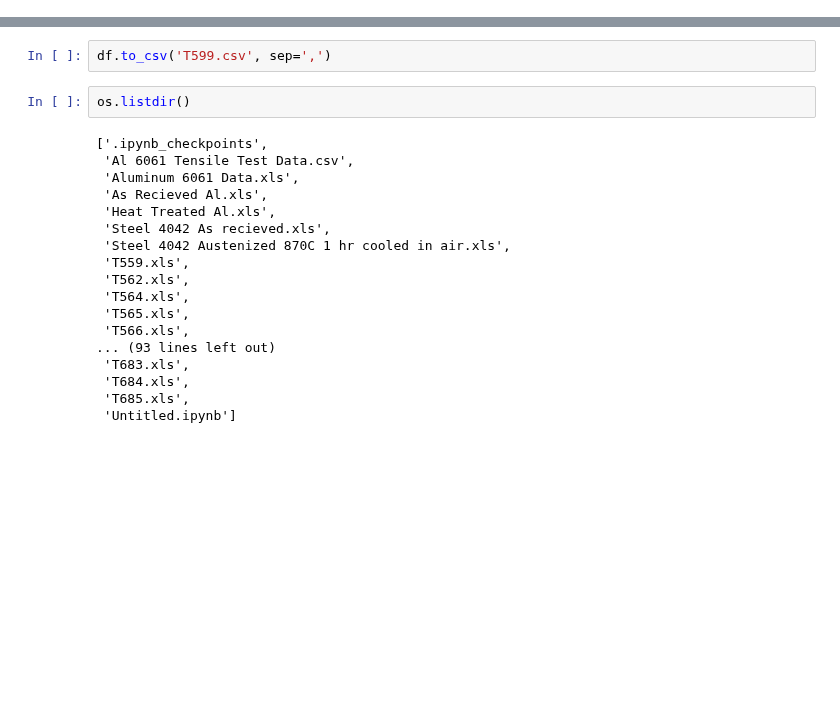
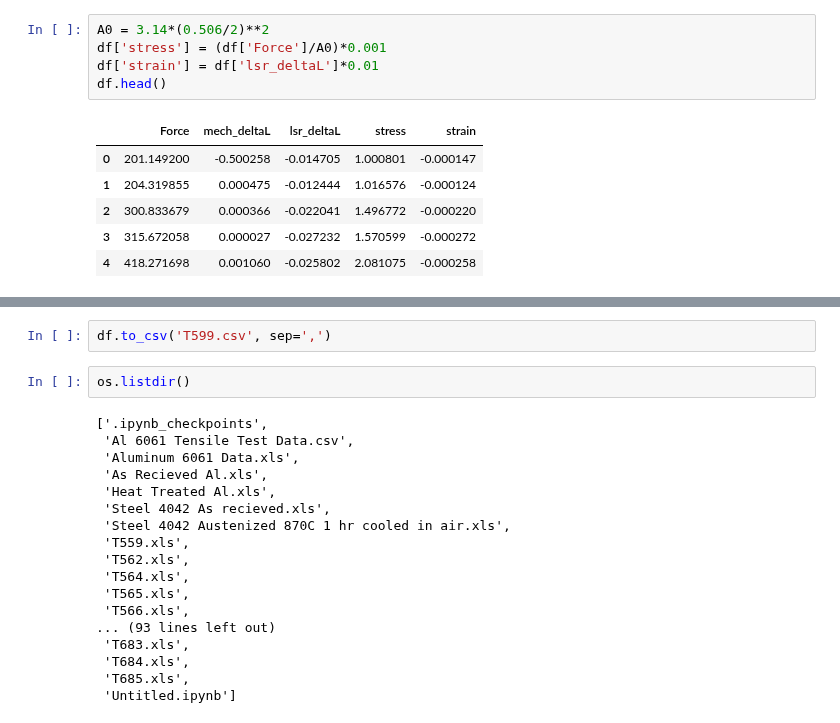
Before and after one commit to ProfessorKazarinoff/staticsite, a Jupyter notebook: output/code/tensiletest/change_xls_to_csv.ipynb, the cells around one changed output, grey strips where cells are left out. Saved outputs shown, nothing was run; the diff lists cells and outputs as text; blank space fills up the shorter version.

```diff
--- a/output/code/tensiletest/change_xls_to_csv.ipynb
+++ b/output/code/tensiletest/change_xls_to_csv.ipynb
@@ -48,0 +72,12 @@ WARNING *** OLE2 inconsistency: SSCS size is 0 but SSAT size is non-zero
+# %%
+A0 = 3.14*(0.506/2)**2
+df['stress'] = (df['Force']/A0)*0.001
+df['strain'] = df['lsr_deltaL']*0.01
+df.head()
+# %% [output]
+|  | Force | mech_deltaL | lsr_deltaL | stress | strain |
+| 0 | 201.149200 | -0.500258 | -0.014705 | 1.000801 | -0.000147 |
+| 1 | 204.319855 | 0.000475 | -0.012444 | 1.016576 | -0.000124 |
+| 2 | 300.833679 | 0.000366 | -0.022041 | 1.496772 | -0.000220 |
+| 3 | 315.672058 | 0.000027 | -0.027232 | 1.570599 | -0.000272 |
+| 4 | 418.271698 | 0.001060 | -0.025802 | 2.081075 | -0.000258 |
```
Also changed, not shown: parts of 8 cells of this notebook, 15 other files.
